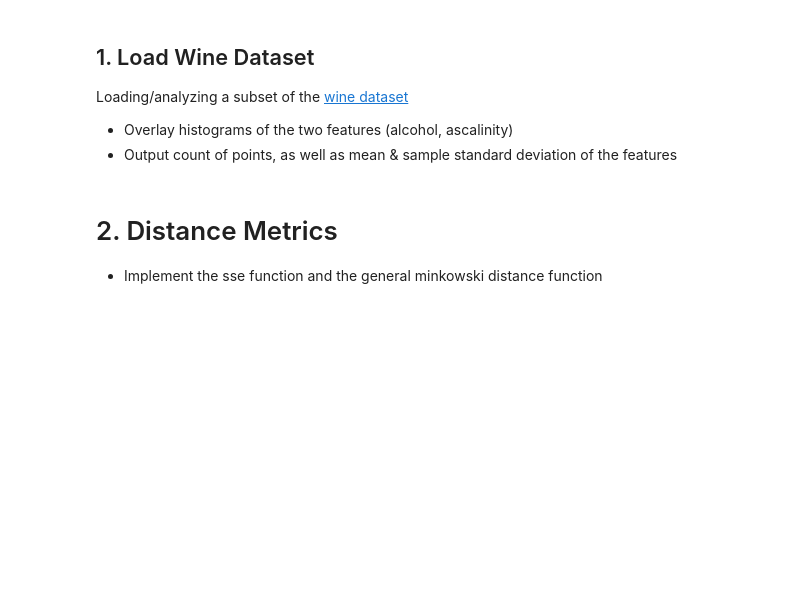
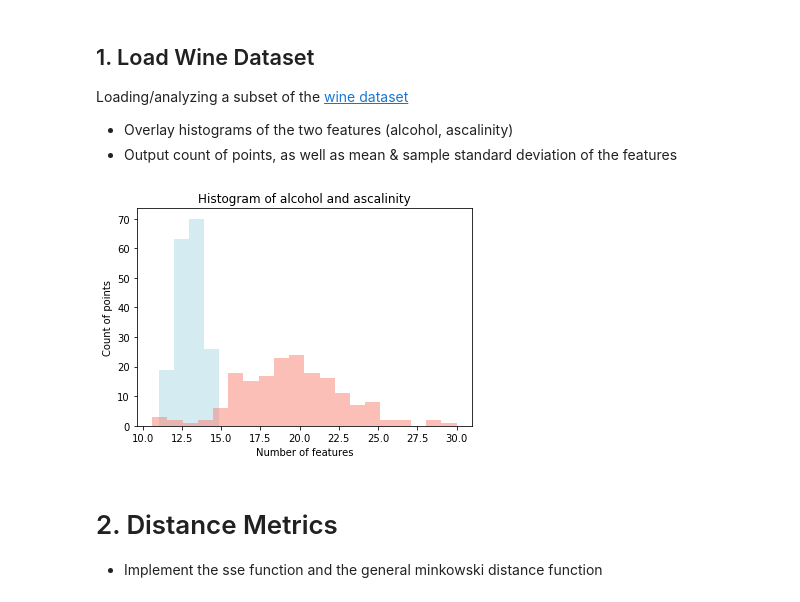
Before and after one commit to kz4/DataMining, a Jupyter notebook: 2Clustering/3/starter-2.3.2.ipynb, the cells around one changed output. Saved outputs shown, nothing was run; the diff lists cells and outputs as text; code cells hidden in the pictures; blank space fills up the shorter version.

```diff
--- a/2Clustering/3/starter-2.3.2.ipynb
+++ b/2Clustering/3/starter-2.3.2.ipynb
@@ -32,3 +28,18 @@ data = list(zip(alcohol, ascalinity))
+# %%
+# TODO
+# 1. Overlay histograms of the two features (alcohol, ascalinity)
+# 2. Output count of points, as well as mean & sample standard deviation of the features
+# publications_per_author_lst = [len(author_publications[author]) for author in author_publications if author]
+plt.xlabel('Number of features')
+plt.ylabel('Count of points')
+plt.title('Histogram of alcohol and ascalinity')
+# plt.hist(data, label=['x', 'y'])
+plt.hist([d[0] for d in data], bins=4, color='lightblue', alpha=0.5)
+plt.hist([d[1] for d in data], bins=20, color='salmon', alpha=0.5)
+# plt.yscale('log')
+plt.show()
+# %% [output]
+[figure, added]
 # %% [markdown]
 # 2. Distance Metrics
 * Implement the sse function and the general minkowski distance function
```
Also changed, not shown: parts of 1 cell of this notebook, 1 other file.
